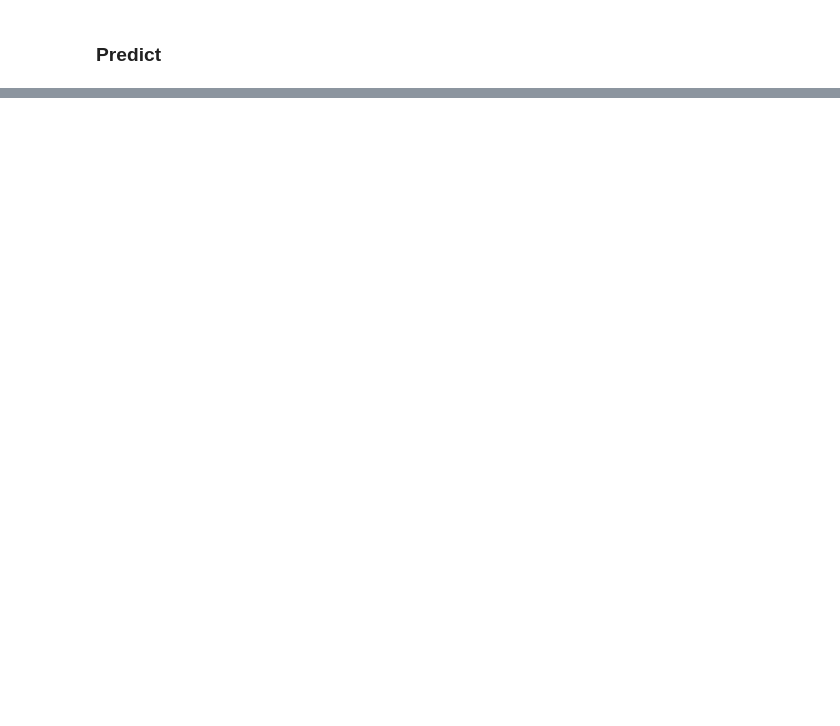
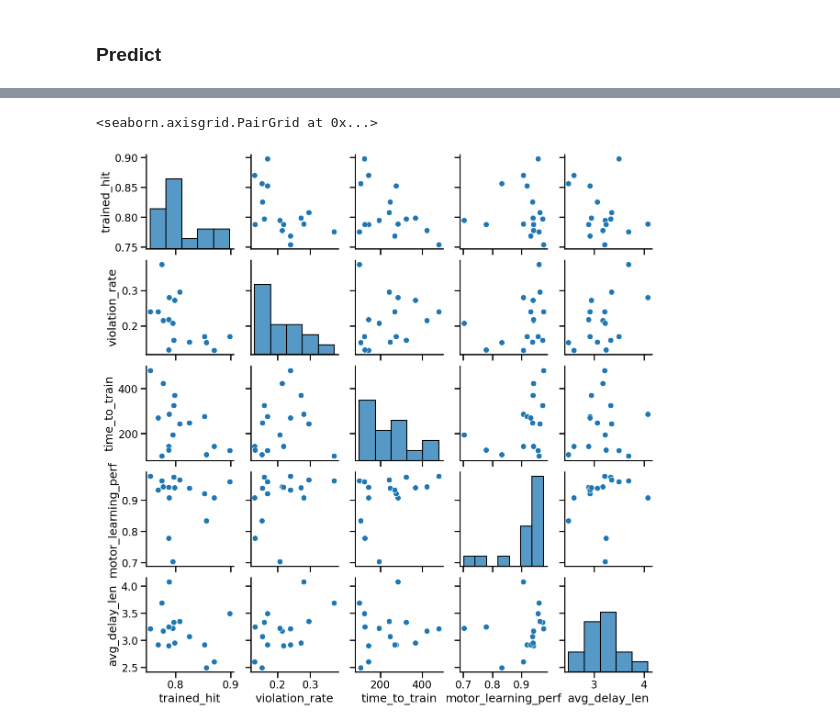
Before and after one commit to jess-breda/violations-multinomial, a Jupyter notebook: notebooks/EDA_02_predict_perf.ipynb, the cells around one changed output, grey strips where cells are left out. Saved outputs shown, nothing was run; the diff lists cells and outputs as text; code cells hidden in the pictures; blank space fills up the shorter version.

```diff
--- a/notebooks/EDA_02_predict_perf.ipynb
+++ b/notebooks/EDA_02_predict_perf.ipynb
@@ -348,0 +139,38 @@ If revisiting this- work on a correlation plot and remove correlated variables (
+# %%
+data = pd.read_csv(
+    "../data/processed/from_eda/01_trained_session_avg_hit_viol_rates.csv"
+).drop(columns=["trained_violation"])
+
+
+data["violation_rate"] = data["animal_id"].map(
+    full_df.groupby(["animal_id", "session"])
+    .violation.mean()
+    .reset_index()
+    .groupby("animal_id")
+    .violation.mean()
+)
+
+data["time_to_train"] = data["animal_id"].map(
+    trained_thresholds.set_index("animal_id").hit_threshold
+)
+
+data["motor_learning_perf"] = data["animal_id"].map(
+    pre_trained_df.query("training_stage == 1")
+    .groupby(["animal_id", "session"])
+    .hit.mean()
+    .reset_index()
+    .groupby("animal_id")
+    .hit.mean()
+)
+
+data["avg_delay_len"] = data["animal_id"].map(
+    full_df.query("training_stage >=3")
+    .groupby(["animal_id", "session"])
+    .delay_time.mean()
+    .reset_index()
+    .groupby("animal_id")
+    .delay_time.mean()
+)
+
+
+data.head()
@@ -348,0 +200,5 @@ If revisiting this- work on a correlation plot and remove correlated variables (
+# %%
+sns.pairplot(data)
+# %% [output]
+<seaborn.axisgrid.PairGrid at 0x...>
+[figure, added]
```
Also changed, not shown: parts of 56 cells of this notebook, 3 other files.
